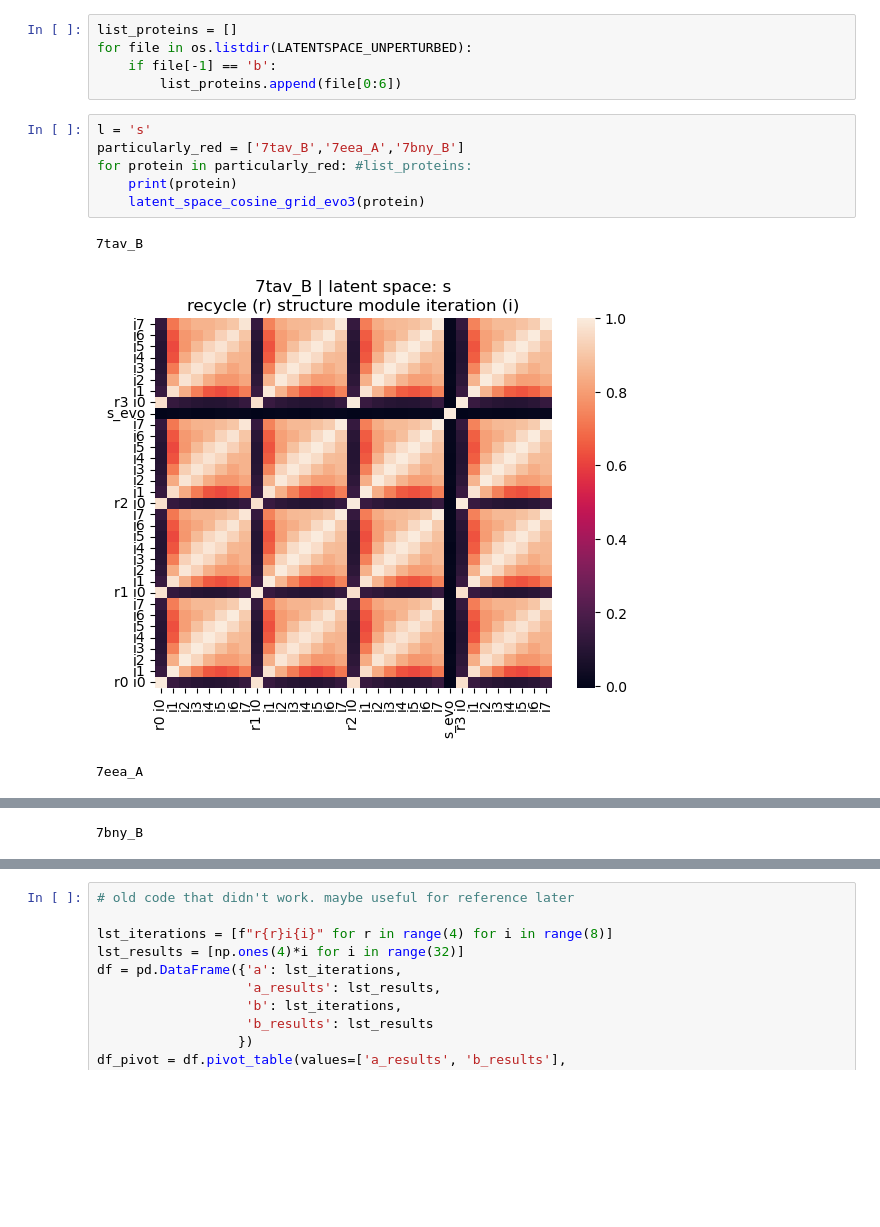
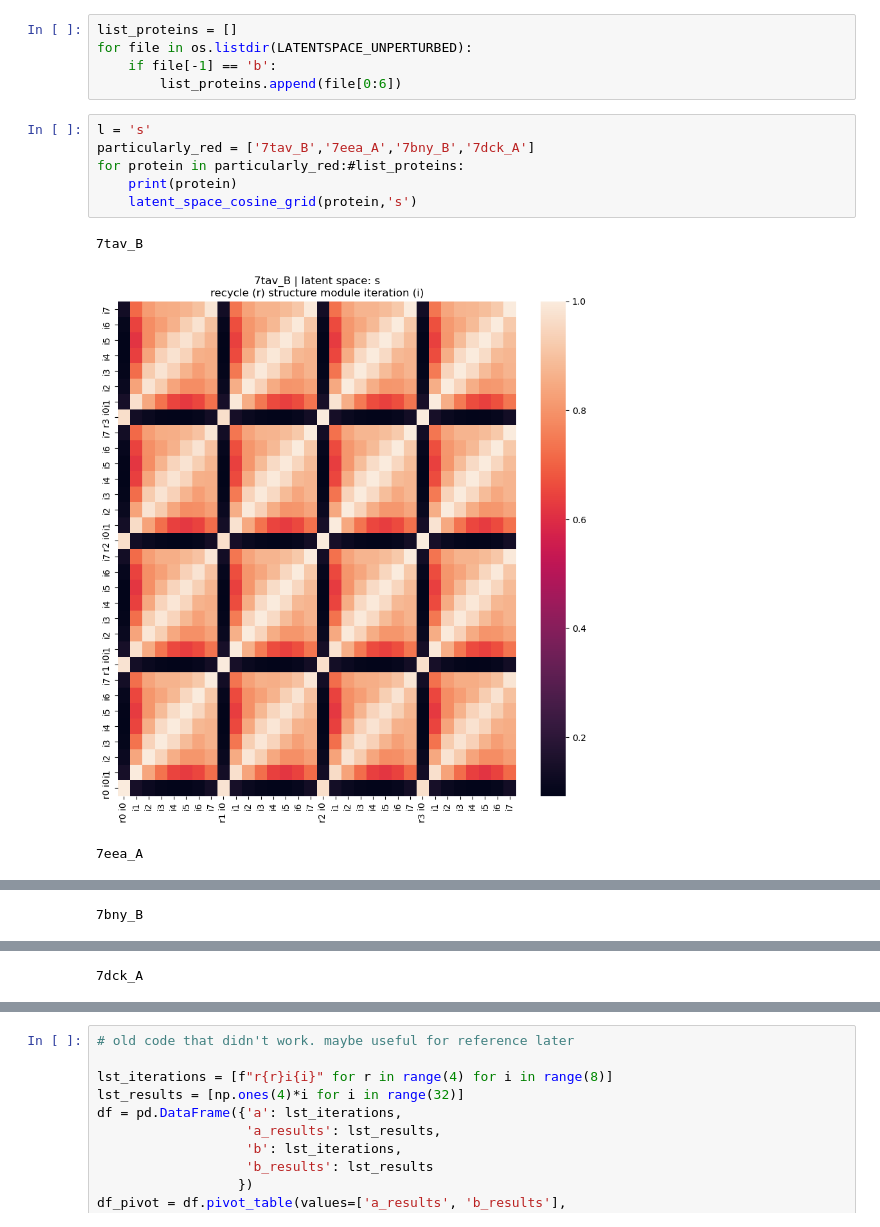
Before and after one commit to MichaelTrumbull/openfold-mt, a Jupyter notebook: personal-nbs/track_latent_space.ipynb, the cells around one changed output, grey strips where cells are left out. Cells and saved outputs as stored; diff of their text form; blank space fills up the shorter version.

```diff
--- a/personal-nbs/track_latent_space.ipynb
+++ b/personal-nbs/track_latent_space.ipynb
@@ -112,11 +113,11 @@ for file in os.listdir(LATENTSPACE_UNPERTURBED):
         list_proteins.append(file[0:6])
 # %%
 l = 's'
-particularly_red = ['7tav_B','7eea_A','7bny_B']
-for protein in particularly_red: #list_proteins:
+particularly_red = ['7tav_B','7eea_A','7bny_B','7dck_A']
+for protein in particularly_red:#list_proteins:
     print(protein)
-    latent_space_cosine_grid_evo3(protein)
+    latent_space_cosine_grid(protein,'s')
 # %% [output]
 7tav_B
-[figure, old version]
+[figure, new version]
 7eea_A
@@ -125,0 +127 @@ for protein in particularly_red: #list_proteins:
+7dck_A
```
Also changed, not shown: parts of 4 cells of this notebook.
